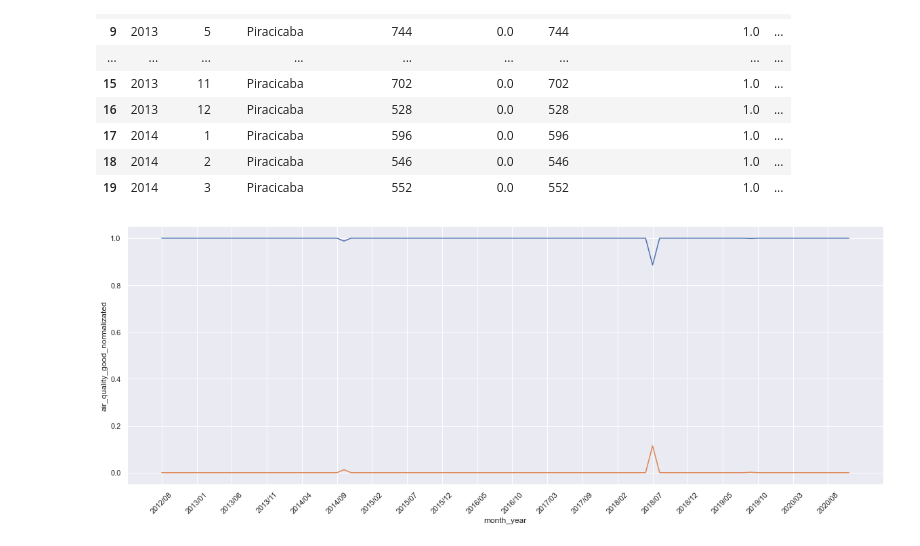
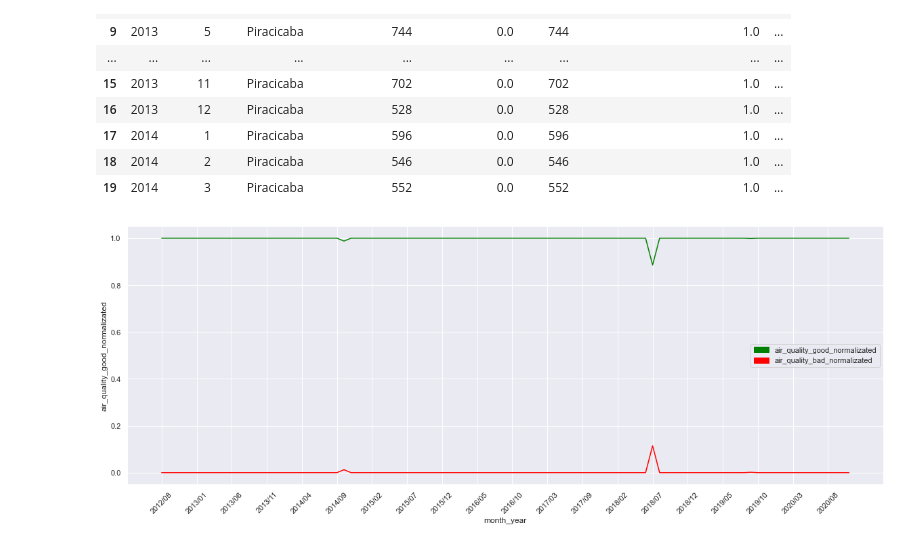
Before and after one commit to BrunoASNascimento/Estudo-da-correlacao-da-poluicao-atmosfericas-com-os-gastos-no-SUS, a Jupyter notebook: analysis.ipynb, the cells around one changed output. Saved outputs shown, nothing was run; the diff lists cells and outputs as text; code cells hidden in the pictures.

```diff
--- a/analysis.ipynb
+++ b/analysis.ipynb
@@ -200,20 +201,26 @@ result.head(20)
 # %%
 fig, ax = plt.subplots()
 fig.set_size_inches(20, 7)
+
+leg_good = mpatches.Patch(color='green', label='air_quality_good_normalizated')
+leg_bad = mpatches.Patch(color='red', label='air_quality_bad_normalizated')
 
 img = sns.lineplot(
     data=result,
     x='month_year',
     y='air_quality_good_normalizated',
+    color='green',
     ax=ax
 )
 sns.lineplot(
     data=result,
     x='month_year',
     y='air_quality_bad_normalizated',
+    color='red',
     ax=ax
 )
+plt.legend(handles=[leg_good,leg_bad])
 plt.xticks([result['month_year'][i] for i in range(0,result.shape[0]+1,5)],rotation=45)
 sns.despine()
 # %% [output]
-[figure, old version]
+[figure, new version]
```
Also changed, not shown: parts of 1 cell of this notebook.
